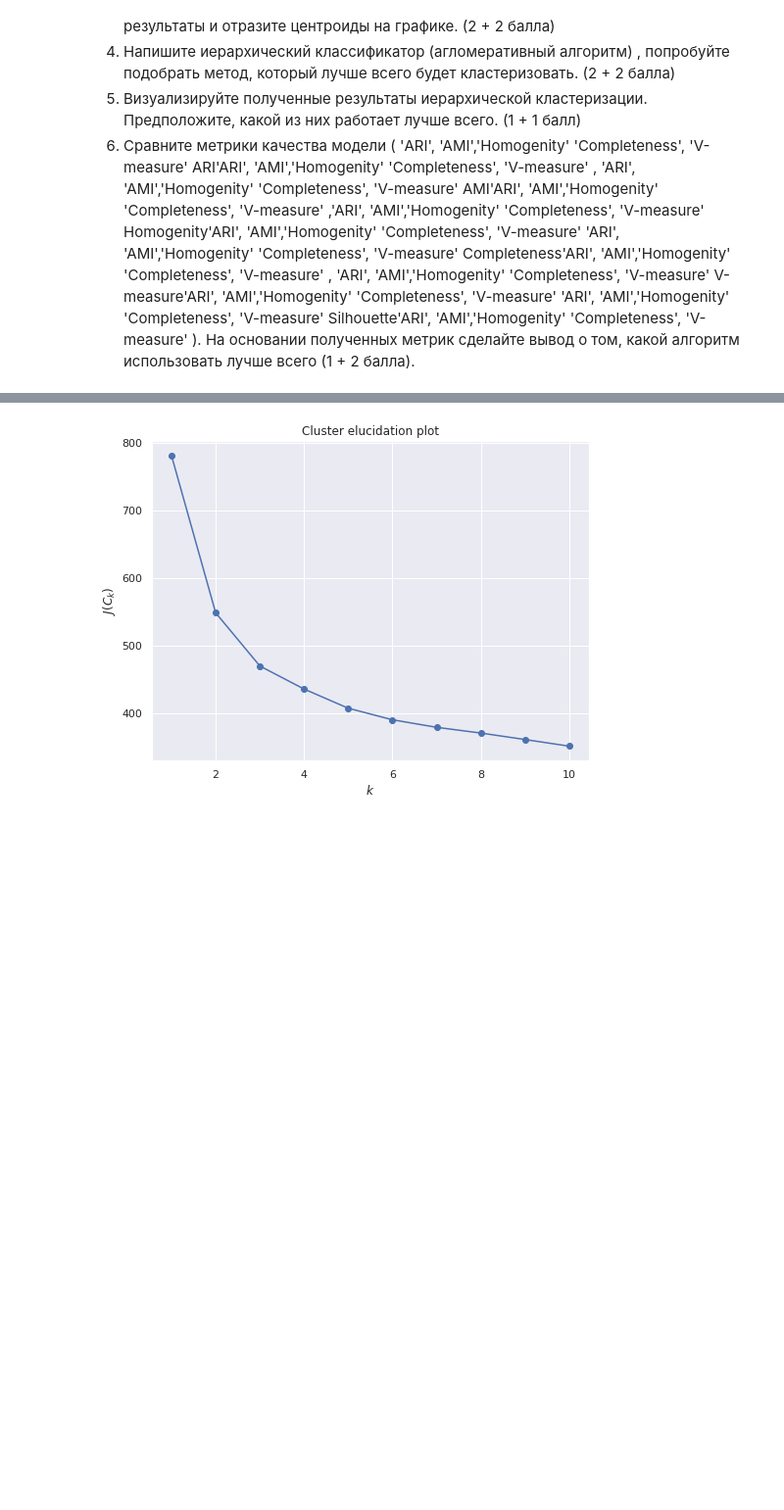
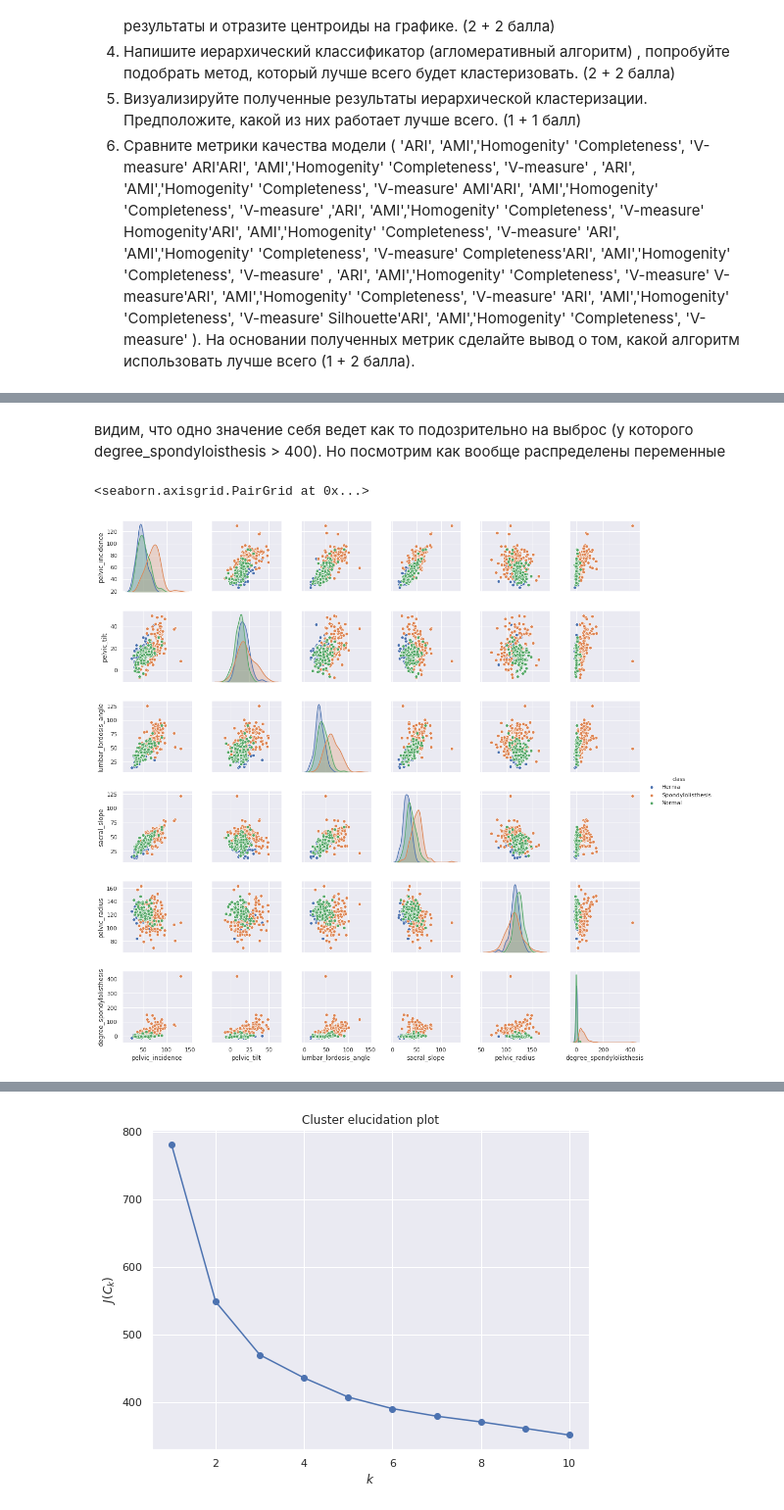
Before and after one commit to alexandretsarev/BI_2019_stat_R, a Jupyter notebook: ML_HW_03.ipynb, the cells around one changed output, grey strips where cells are left out. Shown at 98% size. Drawn from its saved outputs; the diff is of its cells as text; code cells hidden in the pictures; blank space fills up the shorter version.

```diff
--- a/ML_HW_03.ipynb
+++ b/ML_HW_03.ipynb
@@ -48,0 +53,7 @@ sns.scatterplot(x="pelvic_radius", y="degree_spondylolisthesis",hue="class",data
+# %% [markdown]
+видим, что одно значение себя ведет как то подозрительно на выброс (у которого degree_spondyloisthesis > 400). Но посмотрим как вообще распределены переменные
+# %%
+sns.pairplot(data,hue="class")
+# %% [output]
+<seaborn.axisgrid.PairGrid at 0x...>
+[figure, added]
```
Also changed, not shown: parts of 17 cells of this notebook.
